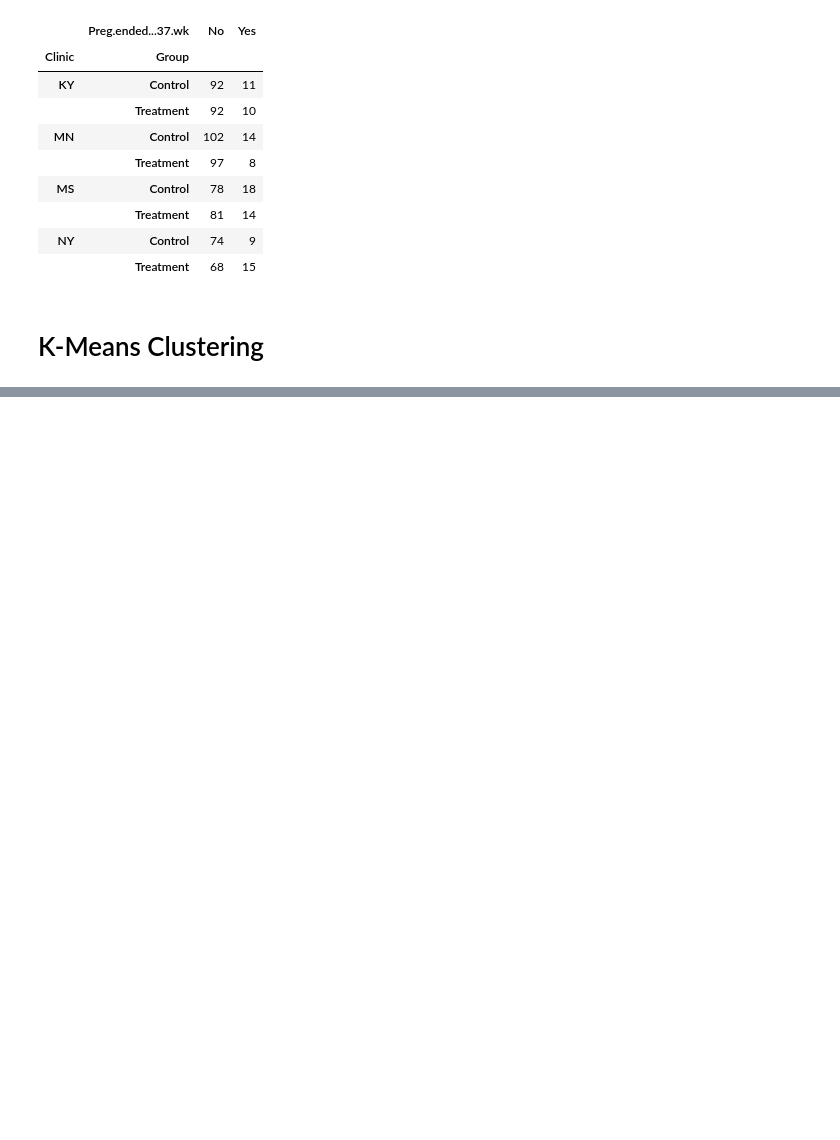
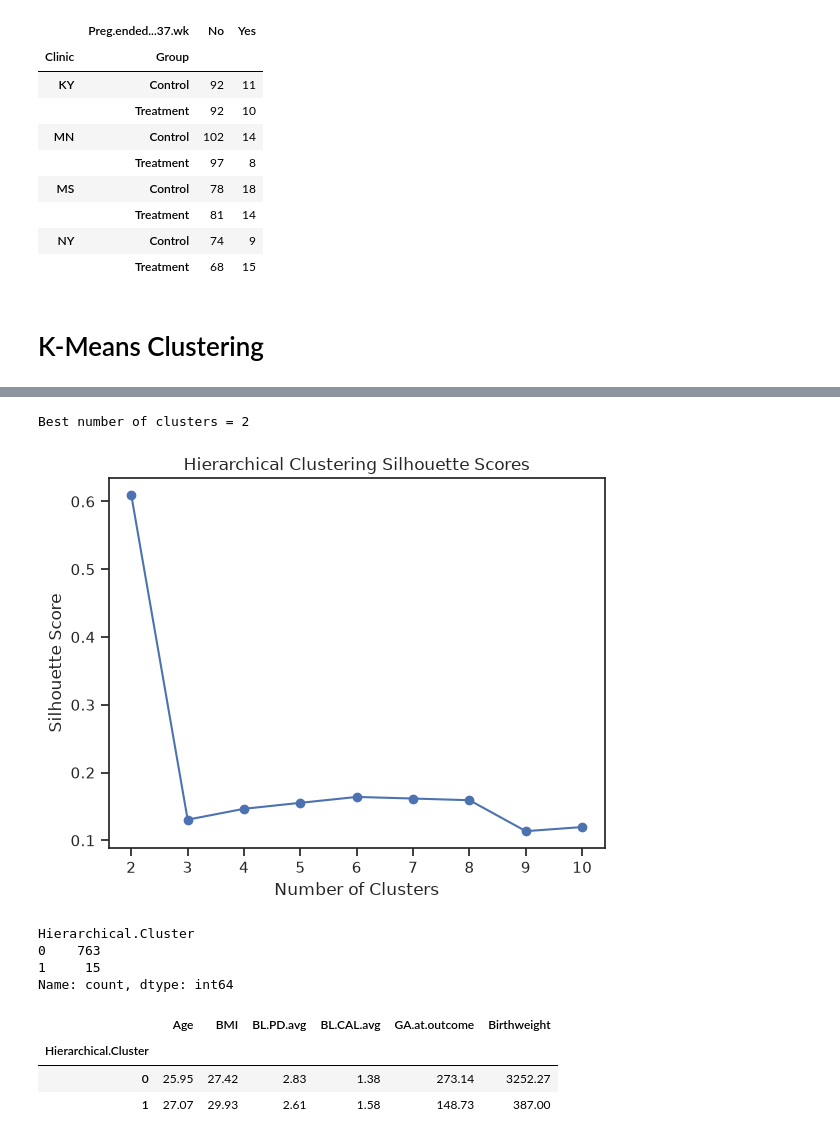
Before and after one commit to saksham0806/fall-semester-26-27-EDA-course, a Jupyter notebook: DA.ipynb, the cells around one changed output, grey strips where cells are left out. Drawn from its saved outputs; the diff is of its cells as text; code cells hidden in the pictures; blank space fills up the shorter version.

```diff
--- a/DA.ipynb
+++ b/DA.ipynb
@@ -1025,0 +1076,33 @@ plt.show()
+# %%
+hierarchical_silhouette = []
+for k in range(2, 11):
+    model = AgglomerativeClustering(n_clusters=k, linkage='ward')
+    labels = model.fit_predict(kmeans_X)
+    hierarchical_silhouette.append(silhouette_score(kmeans_X, labels))
+best_hierarchical_k = range(2, 11)[np.argmax(hierarchical_silhouette)]
+print('Best number of clusters =', best_hierarchical_k)
+plt.plot(range(2, 11), hierarchical_silhouette, marker='o')
+plt.title('Hierarchical Clustering Silhouette Scores')
+plt.xlabel('Number of Clusters')
+plt.ylabel('Silhouette Score')
+plt.show()
+# %% [output]
+Best number of clusters = 2
+[figure, added]
+# %%
+hierarchical = AgglomerativeClustering(n_clusters=best_hierarchical_k, linkage='ward')
+kmeans_data['Hierarchical.Cluster'] = hierarchical.fit_predict(kmeans_X)
+kmeans_data['Hierarchical.Cluster'].value_counts().sort_index()
+# %% [output]
+Hierarchical.Cluster
+0    763
+1     15
+Name: count, dtype: int64
+# %%
+hierarchical_profile = kmeans_data.groupby('Hierarchical.Cluster')[cluster_columns].mean()
+hierarchical_profile.round(2)
+# %% [output]
+|  | Age | BMI | BL.PD.avg | BL.CAL.avg | GA.at.outcome | Birthweight |
+| Hierarchical.Cluster |  |  |  |  |  |  |
+| 0 | 25.95 | 27.42 | 2.83 | 1.38 | 273.14 | 3252.27 |
+| 1 | 27.07 | 29.93 | 2.61 | 1.58 | 148.73 | 387.00 |
```
Also changed, not shown: parts of 16 cells of this notebook.
